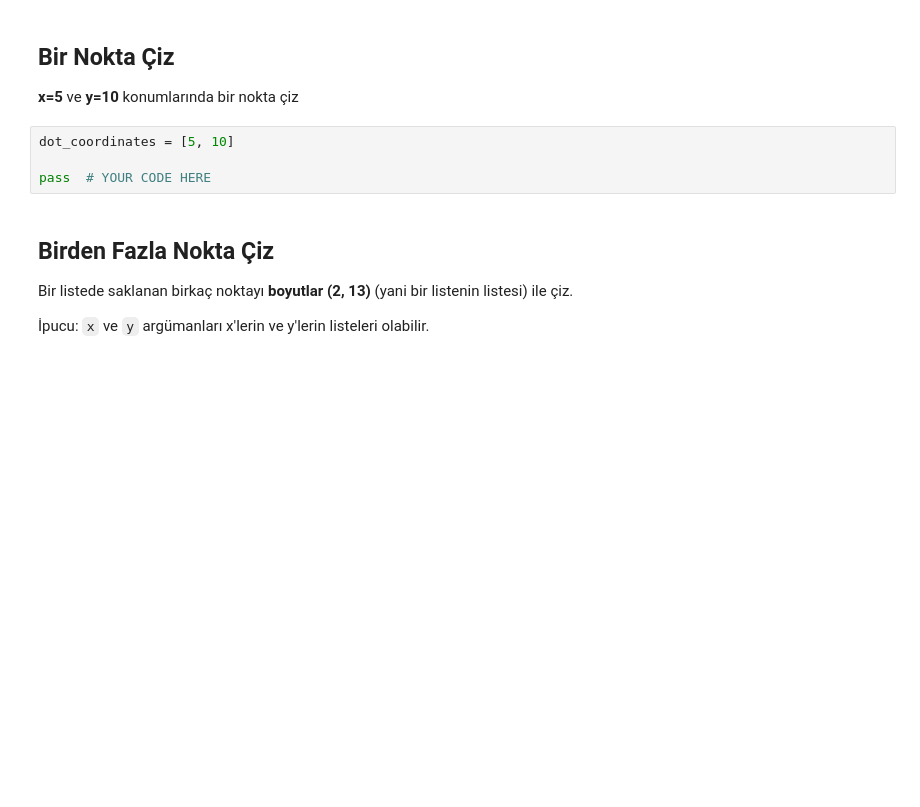
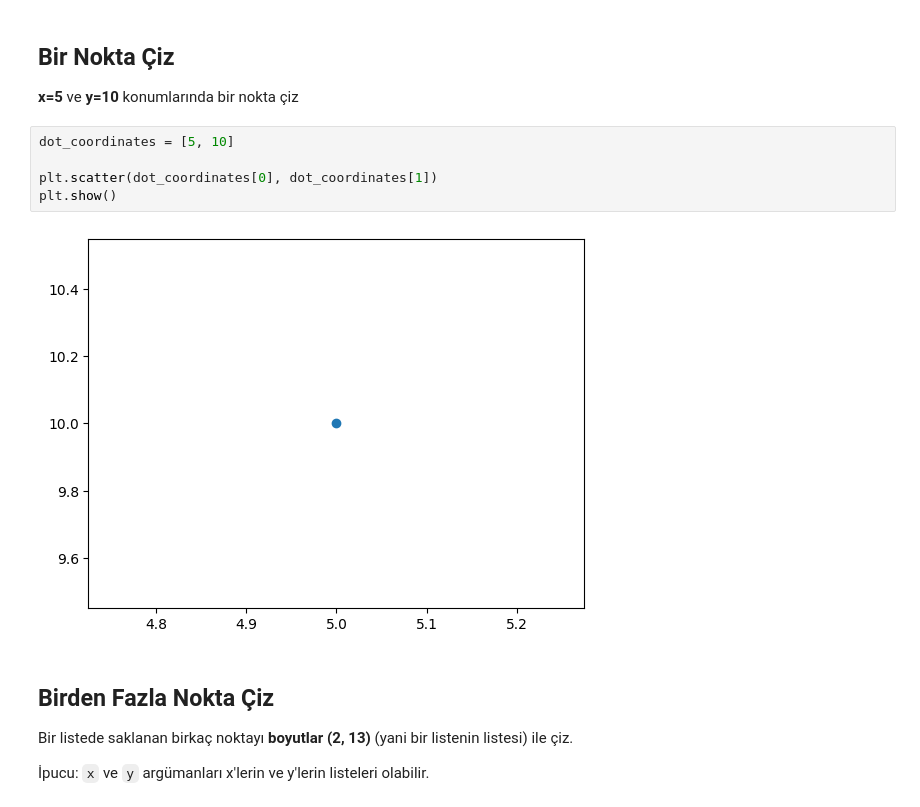
Before and after one commit to melis-gezer/algebra-warmup, a Jupyter notebook: algebra-warmup.ipynb, the cells around one changed output. Drawn from its saved outputs; the diff is of its cells as text; blank space fills up the shorter version.

```diff
--- a/algebra-warmup.ipynb
+++ b/algebra-warmup.ipynb
@@ -25,10 +25,13 @@ Birçok argüman alabilir, ancak ilk iki pozisyonel argüman en önemlisidir: `x
 ## Bir Nokta Çiz
 
 **x=5** ve **y=10** konumlarında bir nokta çiz
-# %%
-dot_coordinates = [5, 10]
-
-pass  # YOUR CODE HERE
+# %%
+dot_coordinates = [5, 10]
+
+plt.scatter(dot_coordinates[0], dot_coordinates[1])
+plt.show()
+# %% [output]
+[figure, added]
 # %% [markdown]
 ## Birden Fazla Nokta Çiz
 
```
Also changed, not shown: parts of 10 cells of this notebook.
